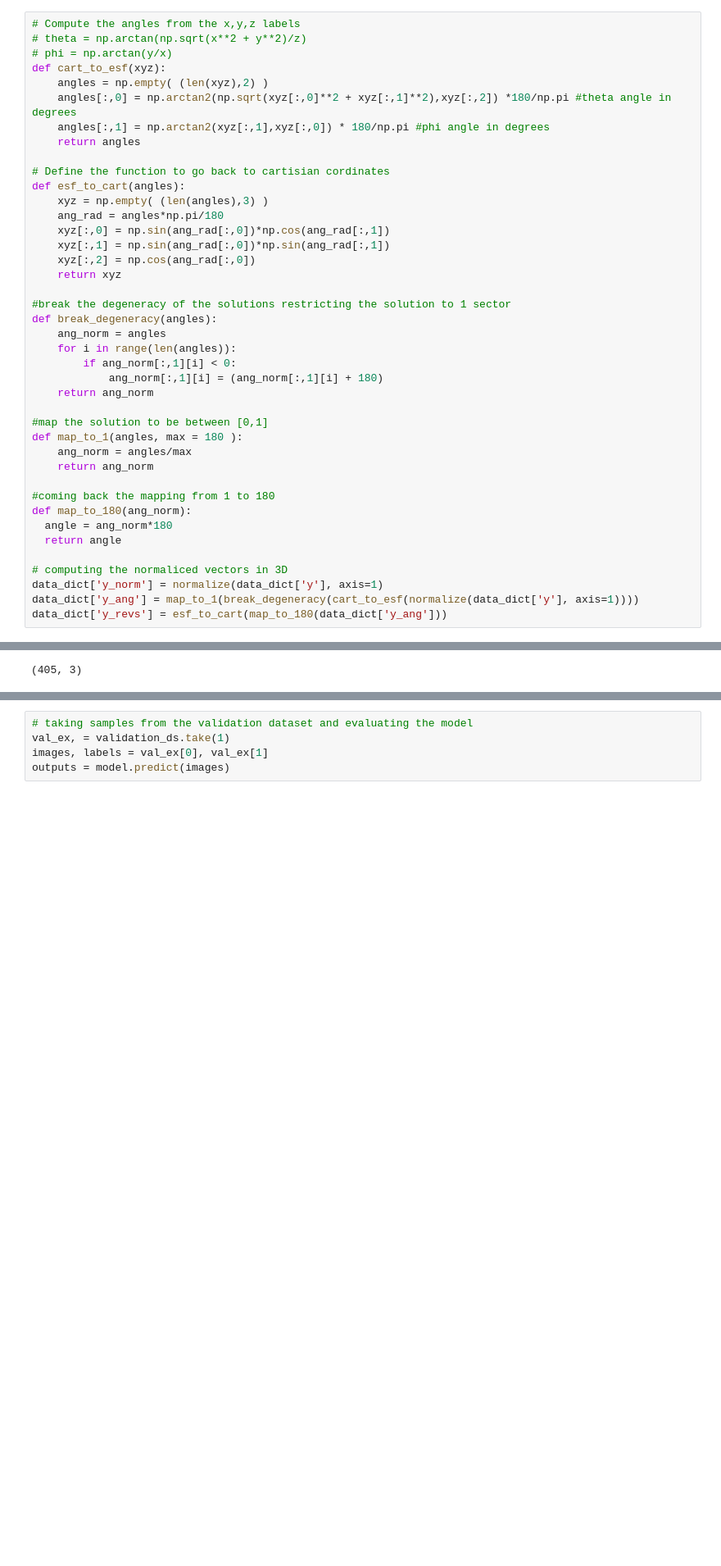
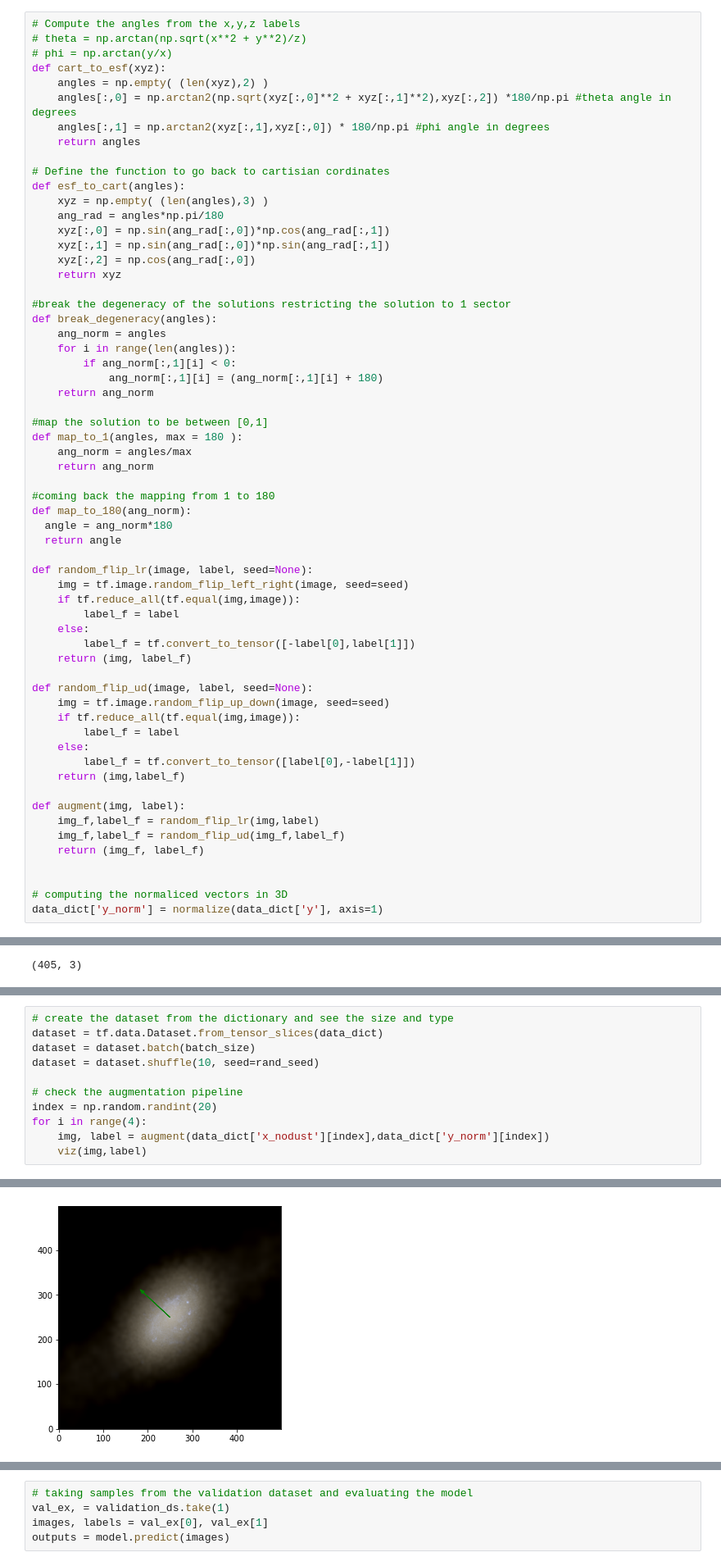
Before and after one commit to andreuva/DNN, a Jupyter notebook: train_xy_SGD_gpu.ipynb, the cells around one changed output, grey strips where cells are left out. Shown at 82% size. Saved outputs shown, nothing was run; the diff lists cells and outputs as text; blank space fills up the shorter version.

```diff
--- a/train_xy_SGD_gpu.ipynb
+++ b/train_xy_SGD_gpu.ipynb
@@ -133,10 +157,30 @@ def map_to_180(ang_norm):
   angle = ang_norm*180
   return angle
 
+def random_flip_lr(image, label, seed=None):
+    img = tf.image.random_flip_left_right(image, seed=seed)
+    if tf.reduce_all(tf.equal(img,image)):
+        label_f = label
+    else:
+        label_f = tf.convert_to_tensor([-label[0],label[1]])
+    return (img, label_f)
+
+def random_flip_ud(image, label, seed=None):
+    img = tf.image.random_flip_up_down(image, seed=seed)
+    if tf.reduce_all(tf.equal(img,image)):
+        label_f = label
+    else:
+        label_f = tf.convert_to_tensor([label[0],-label[1]])
+    return (img,label_f)
+
+def augment(img, label):
+    img_f,label_f = random_flip_lr(img,label)
+    img_f,label_f = random_flip_ud(img_f,label_f)
+    return (img_f, label_f)
+
+
 # computing the normaliced vectors in 3D
 data_dict['y_norm'] = normalize(data_dict['y'], axis=1)
-data_dict['y_ang'] = map_to_1(break_degeneracy(cart_to_esf(normalize(data_dict['y'], axis=1))))
-data_dict['y_revs'] = esf_to_cart(map_to_180(data_dict['y_ang']))
 # %%
 # check the shape of our dictionary in te labels entry
 print(data_dict['y_norm'].shape)
@@ -167,0 +204,12 @@ print(dataset)
+# %%
+# create the dataset from the dictionary and see the size and type
+dataset = tf.data.Dataset.from_tensor_slices(data_dict)
+dataset = dataset.batch(batch_size)
+dataset = dataset.shuffle(10, seed=rand_seed)
+
+# check the augmentation pipeline
+index = np.random.randint(20)
+for i in range(4):
+    img, label = augment(data_dict['x_nodust'][index],data_dict['y_norm'][index])
+    viz(img,label)
+# %% [output]
@@ -167,0 +217 @@ print(dataset)
+[figure, added]
```
Also changed, not shown: parts of 18 cells of this notebook.
